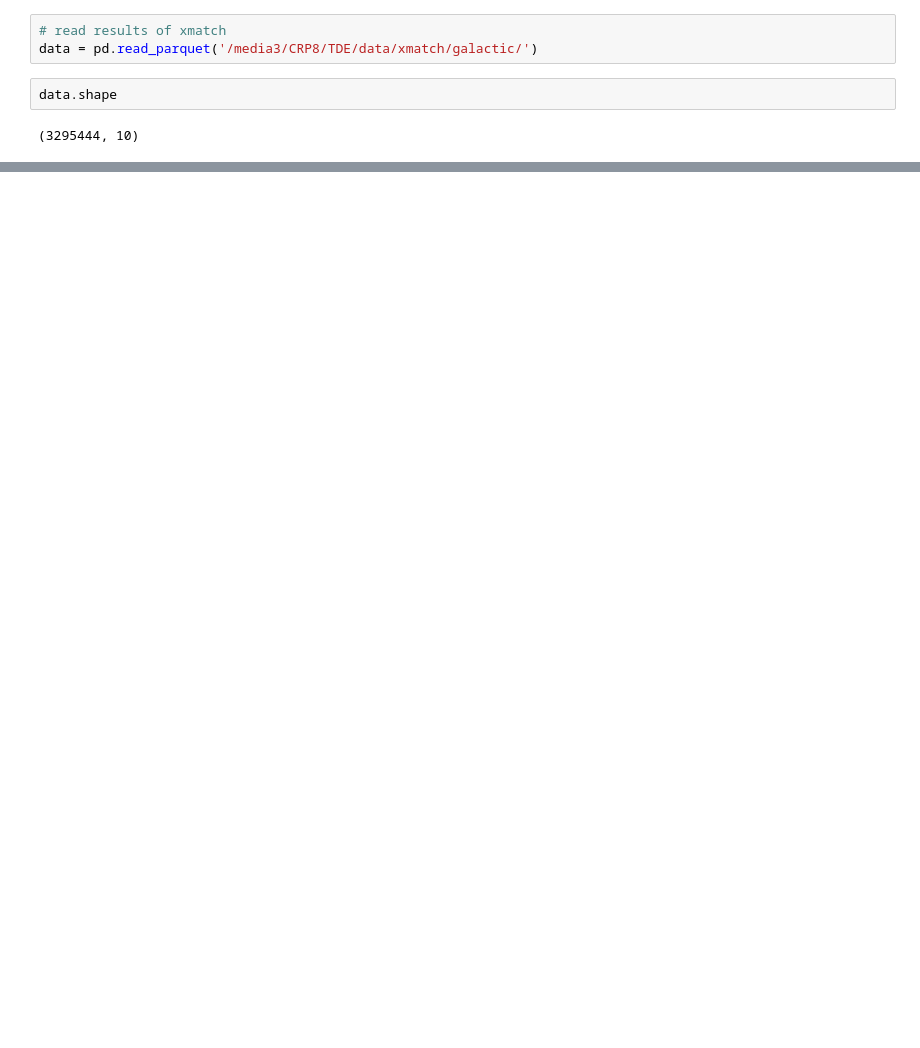
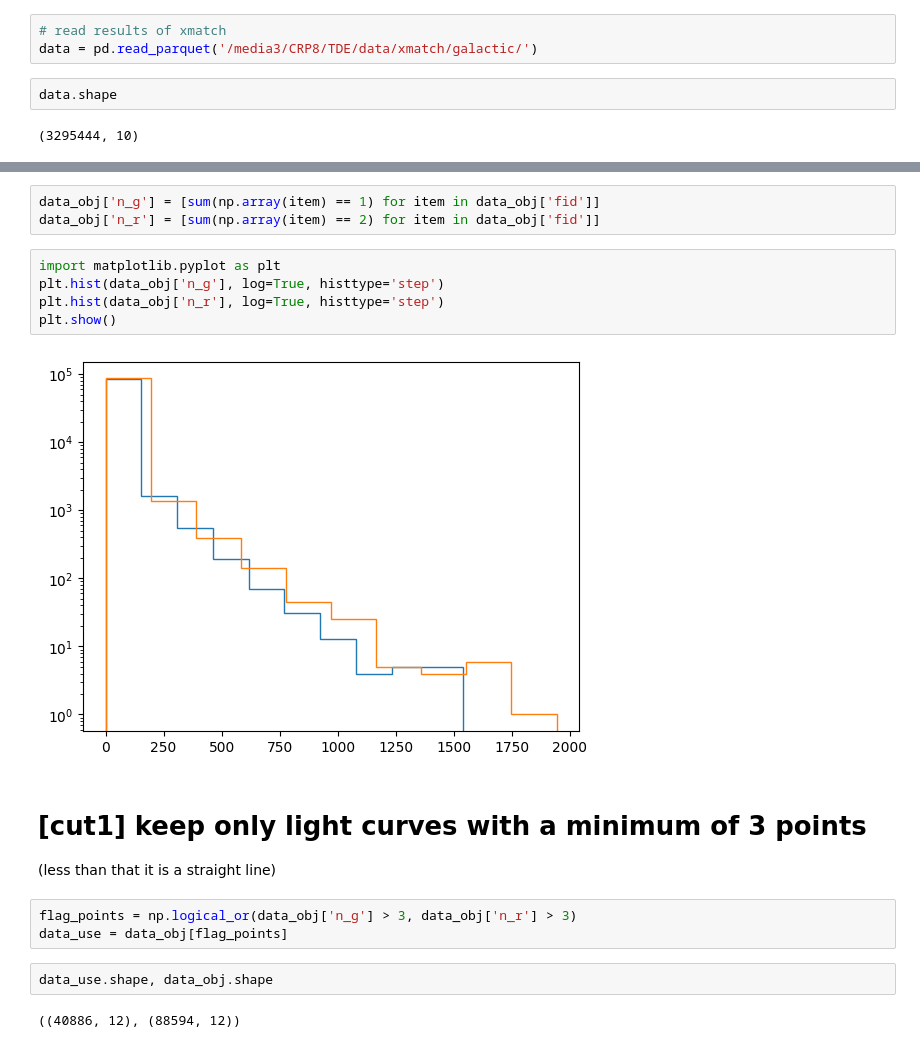
Before and after one commit to COINtoolbox/crp8_variability, a Jupyter notebook: notebooks/data_preparation/check_xmatch_galactic.ipynb, the cells around one changed output, grey strips where cells are left out. Saved outputs shown, nothing was run; the diff lists cells and outputs as text; blank space fills up the shorter version.

```diff
--- a/notebooks/data_preparation/check_xmatch_galactic.ipynb
+++ b/notebooks/data_preparation/check_xmatch_galactic.ipynb
@@ -20,0 +59,20 @@ data_obj.shape
+# %%
+data_obj['n_g'] = [sum(np.array(item) == 1) for item in data_obj['fid']]
+data_obj['n_r'] = [sum(np.array(item) == 2) for item in data_obj['fid']]
+# %%
+import matplotlib.pyplot as plt
+plt.hist(data_obj['n_g'], log=True, histtype='step')
+plt.hist(data_obj['n_r'], log=True, histtype='step')
+plt.show()
+# %% [output]
+[figure, added]
+# %% [markdown]
+# [cut1] keep only light curves with a minimum of 3 points
+(less than that it is a straight line)
+# %%
+flag_points = np.logical_or(data_obj['n_g'] > 3, data_obj['n_r'] > 3)
+data_use = data_obj[flag_points]
+# %%
+data_use.shape, data_obj.shape
+# %% [output]
+((40886, 12), (88594, 12))
```
Also changed, not shown: parts of 22 cells of this notebook, 6 other files.
